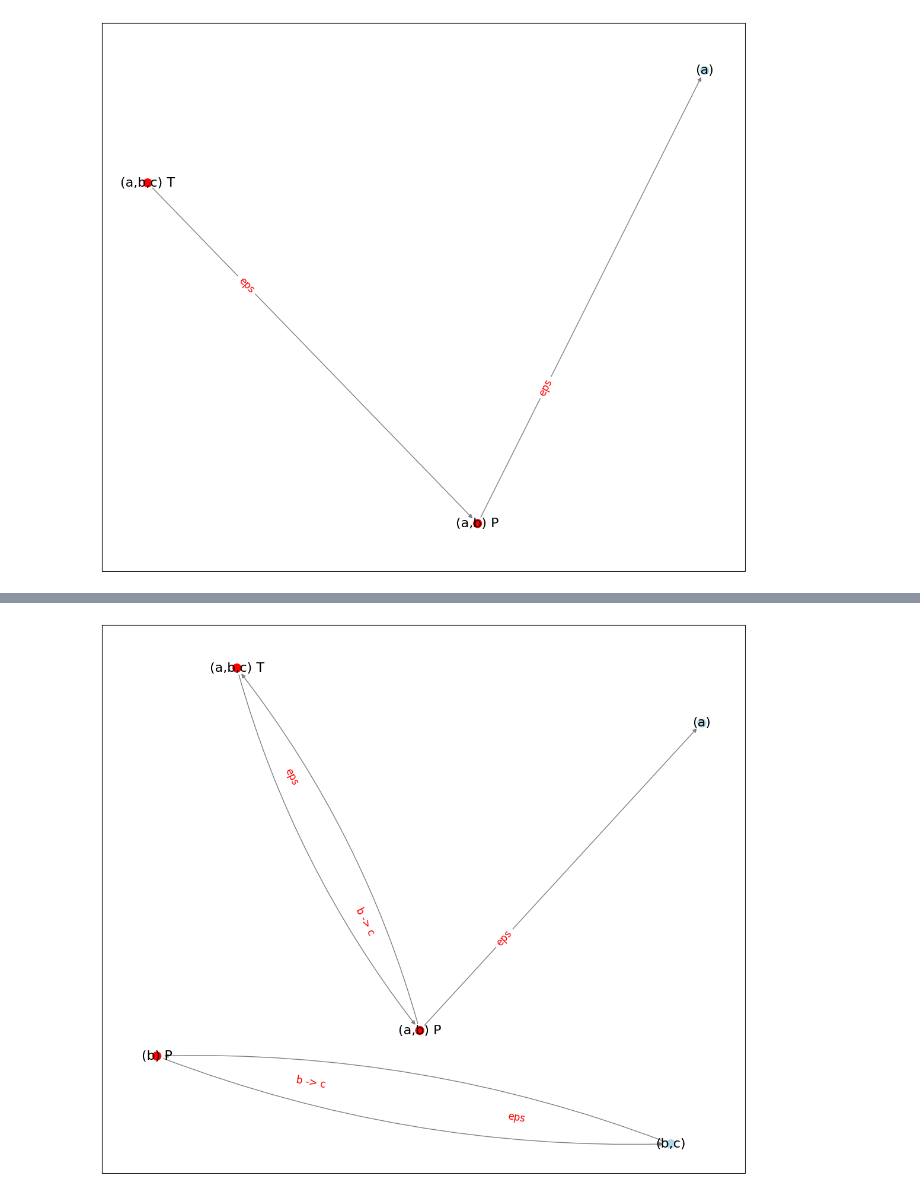
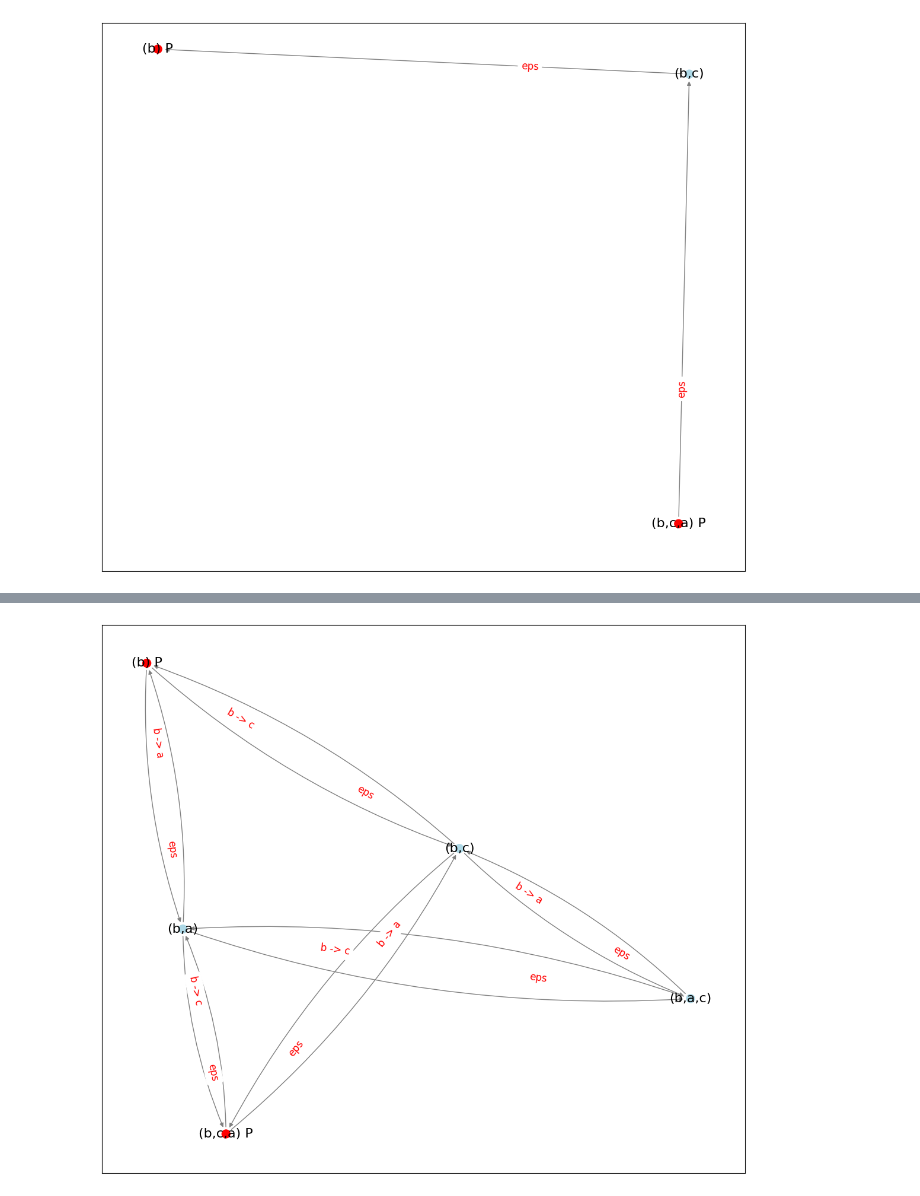
Before and after one commit to pavelvelikhov/DPHyp, a Jupyter notebook: OrderGroupFramework.ipynb, the cells around one changed output, grey strips where cells are left out. Cells and saved outputs as stored; diff of their text form; code cells hidden in the pictures.

```diff
--- a/OrderGroupFramework.ipynb
+++ b/OrderGroupFramework.ipynb
@@ -56,7 +55,7 @@ def draw_graph(nodes, edges):
         drawable_edges.append((lhs, rhs, {'label': edge.fd if edge.fd else 'eps'}))
 
     G.add_edges_from(drawable_edges)
-    pos = nx.spring_layout(G, seed=1233, k=1.5, iterations=80)
+    pos = nx.spring_layout(G, seed=1233, k=1.5, iterations=90)
 
     plt.figure(figsize=(14, 12))
 
@@ -95,12 +94,13 @@ class FD:
         equiv = 1,
         ordinary = 2
 
-    def __init__(self, activation_nodes: str, required_nodes: str):
+    def __init__(self, activation_nodes: str, required_nodes: str, type = Type.ordinary):
         if len(activation_nodes) == 0 and len(required_nodes) == 0:
             self.type = self.Type.eps
 
         self.activation_nodes = activation_nodes
         self.required_nodes = required_nodes
+        self.type = type
 
 
     def __repr__(self) -> str:
@@ -127,15 +127,11 @@ class NFSMNode:
         interesting = 1
 
     def __init__(self, ordering: Ordering, type: Type) -> None:
-        print(type)
         self.ordering = ordering
         self.type = type
 
     def __repr__(self) -> str:
-        # if self.Type not in (NFSMNode.Type.artificial, NFSMNode.Type.interesting):
-        #     raise RuntimeError(f"{str(self.Type)} is not defined")
-        # {"A" if self.type == NFSMNode.Type.artificial else "I"}
-        return '{' + f'{self.ordering}, {self.type}' + '}'
+        return '{' + f'{self.ordering}, {"A" if self.type == NFSMNode.Type.artificial else "I"}' + '}'
 
 class NFSMEdge:
     def __init__(self, lhs, rhs, fd: set[FD]) -> None:
@@ -176,8 +172,8 @@ class NFSM:
         self.apply_fd(functional_dependencies)
         self.debug_print('after applying fd', True)
 
-
         self.prune_nodes()
+        self.debug_print('after pruning nodes', True)
 
 
 # private methods
@@ -231,10 +227,35 @@ class NFSM:
             node_idx += 1
 
     def prune_nodes(self):
-        interesting_indexies = []
-        for idx, node in enumerate(self.nodes):
-            if node.ordering.type == Ordering.Type.tested:
-                pass
+        adjacency_list = {i: [] for i in range(len(self.nodes))}
+        for edge in self.edges:
+            adjacency_list[edge.rhs].append(edge.lhs)
+
+        interesting_nodes = [idx for idx, node in enumerate(self.nodes) if node.type == NFSMNode.Type.interesting]
+
+        def dfs(node_index, visited):
+            stack = [node_index]
+            while stack:
+                current = stack.pop()
+                if not visited[current]:
+                    visited[current] = True
+                    # Traverse all adjacent nodes
+                    for neighbor in adjacency_list.get(current, []):
+                        if not visited[neighbor]:
+                            stack.append(neighbor)
+
+        reachable = [False] * len(self.nodes)
+        for interesting_idx in interesting_nodes:
+            visited = [False] * len(self.nodes)
+
+            dfs(interesting_idx, visited)
+
+            for i in range(len(visited)):
+                reachable[i] |= visited[i]
+
+        print(reachable)
+
+        self.edges = [edge for idx, edge in enumerate(self.edges) if reachable[edge.lhs] and reachable[edge.rhs]]
 
 
     def add_edge(self, l_idx, r_idx, fd):
@@ -277,20 +298,28 @@ def create_orderings(orderings : list[str], type: Ordering.Type):
     return res
 
 
-produced = create_orderings(['b', 'ab'], Ordering.Type.produced)
-tested = create_orderings(['abc'], Ordering.Type.tested)
+# produced = create_orderings(['b', 'ab'], Ordering.Type.produced)
+# tested = create_orderings(['abc', 'bcl'], Ordering.Type.tested)
+
+# fds = [
+#     FD('b', 'c'),
+#     FD('b', 'd'),
+#     FD('c', 'a'),
+# ]
+
+# nfsm = NFSM()
+# nfsm.construct(fds, produced, tested)
+
+
+produced = create_orderings(['b', 'bca'], Ordering.Type.produced)
+# tested = create_orderings(['abc', 'bcl'], Ordering.Type.tested)
 
 fds = [
     FD('b', 'c'),
-    FD('b', 'd'),
+    FD('b', 'a'),
+    # FD('c', 'a'),
 ]
 
 nfsm = NFSM()
-nfsm.construct(fds, produced, tested)
-
-
-# fds = [
-#     FD('a', 'b'),
-#     # FD('')
-# ]
+nfsm.construct(fds, produced, [])
 # %% [output]
@@ -306,2 +331,2 @@ Type.artificial
 after prefix closure
-[figure, old version]
+[figure, new version]
@@ -314,2 +338,2 @@ Type.artificial
 after applying fd
-[figure, old version]
+[figure, new version]
```
Also changed, not shown: parts of 3 cells of this notebook.
